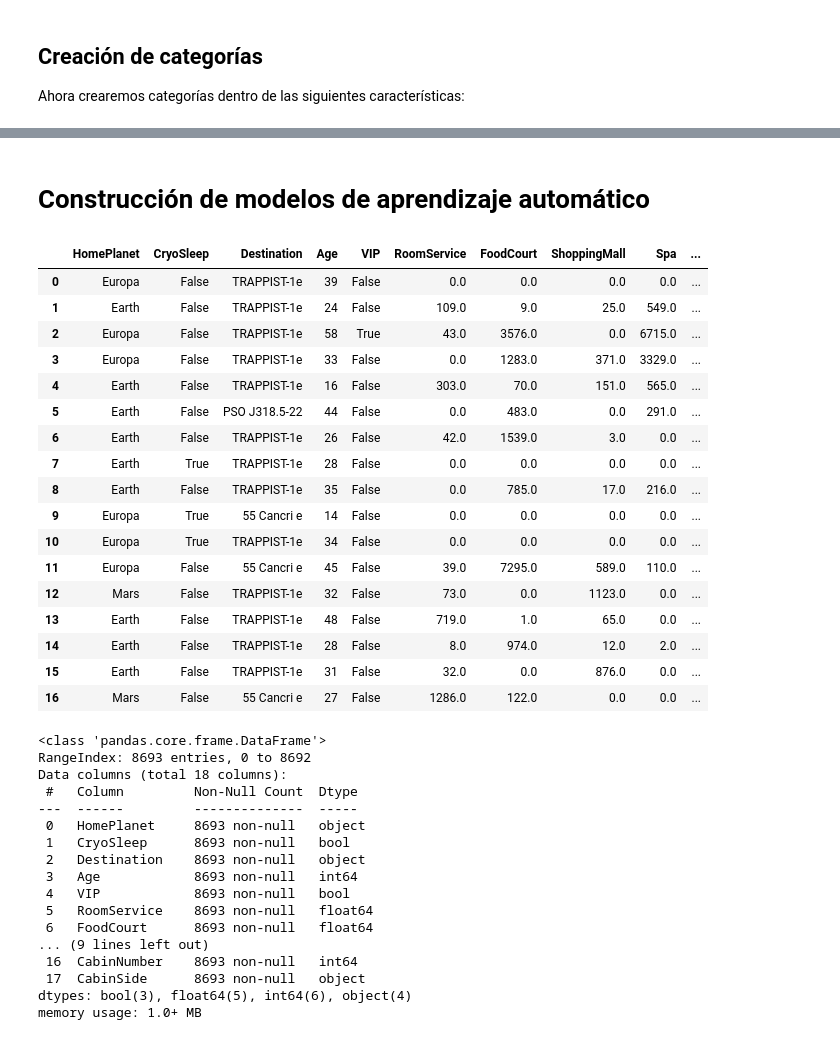
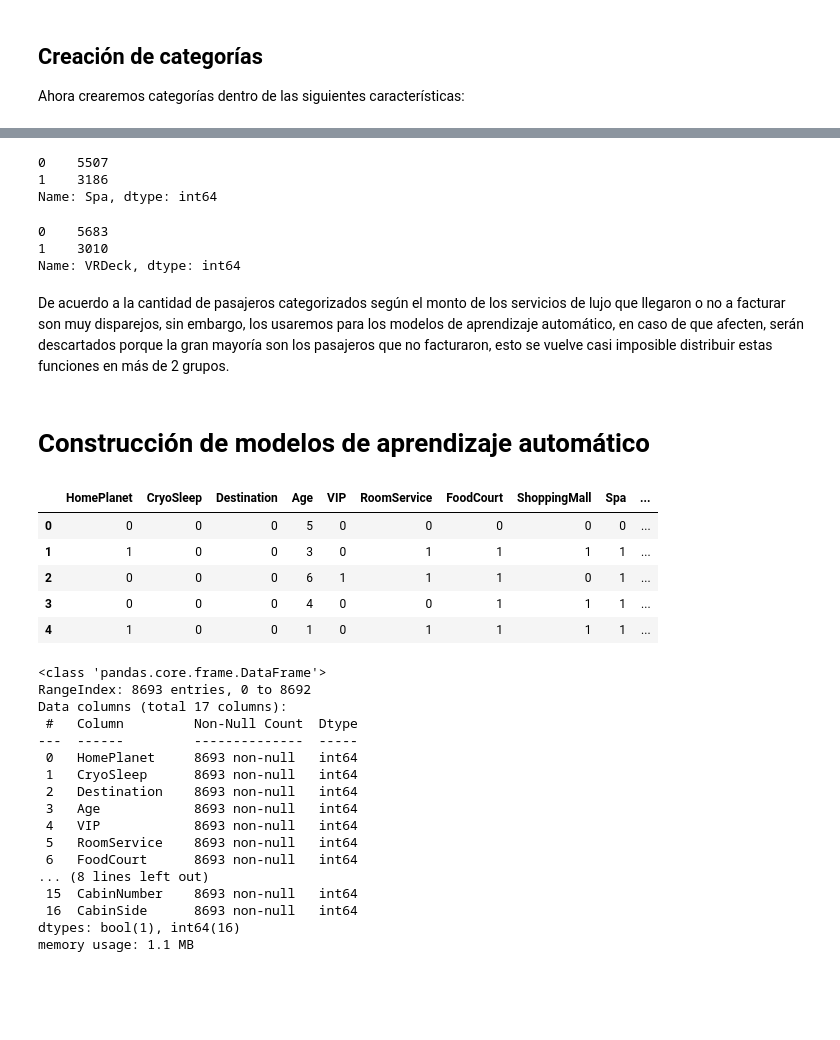
Before and after one commit to johnreyes96/modeling-and-simulation, a Jupyter notebook: src/main/python/SpaceshipTitanic.ipynb, the cells around one changed output, grey strips where cells are left out. Saved outputs shown, nothing was run; the diff lists cells and outputs as text; code cells hidden in the pictures; blank space fills up the shorter version.

```diff
--- a/src/main/python/SpaceshipTitanic.ipynb
+++ b/src/main/python/SpaceshipTitanic.ipynb
@@ -396,5 +396,7 @@ Primero, eliminar 'PassengerId' del conjunto de train, porque no contribuye a la
 # %%
 train_df = train_df.drop(['PassengerId'], axis=1)
+train_df = train_df.drop(['IDGroup'], axis=1)
+test_df = test_df.drop(['IDGroup'], axis=1)
 # %%
 train_df.info()
 # %% [output]
@@ -421,0 +533,2 @@ Ahora crearemos categorías dentro de las siguientes características:
+# %%
+train_df['CabinNumber'] = pd.qcut(train_df['CabinNumber'], 9, labels=False)
@@ -422,2 +580,16 @@ Ahora crearemos categorías dentro de las siguientes características:
+# %%
+train_df['Spa'].value_counts()
+# %% [output]
+0    5507
+1    3186
+Name: Spa, dtype: int64
+# %%
+train_df['VRDeck'].value_counts()
+# %% [output]
+0    5683
+1    3010
+Name: VRDeck, dtype: int64
+# %% [markdown]
+De acuerdo a la cantidad de pasajeros categorizados según el monto de los servicios de lujo que llegaron o no a facturar son muy disparejos, sin embargo, los usaremos para los modelos de aprendizaje automático, en caso de que afecten, serán descartados porque la gran mayoría son los pasajeros que no facturaron, esto se vuelve casi imposible distribuir estas funciones en más de 2 grupos.
 # %% [markdown]
 # Construcción de modelos de aprendizaje automático
@@ -424,41 +600,29 @@ Ahora crearemos categorías dentro de las siguientes características:
 # %%
-train_df.head(17)
+train_df.head(5)
 # %% [output]
 |  | HomePlanet | CryoSleep | Destination | Age | VIP | RoomService | FoodCourt | ShoppingMall | Spa | ... |
-| 0 | Europa | False | TRAPPIST-1e | 39 | False | 0.0 | 0.0 | 0.0 | 0.0 | ... |
-| 1 | Earth | False | TRAPPIST-1e | 24 | False | 109.0 | 9.0 | 25.0 | 549.0 | ... |
-| 2 | Europa | False | TRAPPIST-1e | 58 | True | 43.0 | 3576.0 | 0.0 | 6715.0 | ... |
-| 3 | Europa | False | TRAPPIST-1e | 33 | False | 0.0 | 1283.0 | 371.0 | 3329.0 | ... |
-| 4 | Earth | False | TRAPPIST-1e | 16 | False | 303.0 | 70.0 | 151.0 | 565.0 | ... |
-| 5 | Earth | False | PSO J318.5-22 | 44 | False | 0.0 | 483.0 | 0.0 | 291.0 | ... |
-| 6 | Earth | False | TRAPPIST-1e | 26 | False | 42.0 | 1539.0 | 3.0 | 0.0 | ... |
-| 7 | Earth | True | TRAPPIST-1e | 28 | False | 0.0 | 0.0 | 0.0 | 0.0 | ... |
-| 8 | Earth | False | TRAPPIST-1e | 35 | False | 0.0 | 785.0 | 17.0 | 216.0 | ... |
-| 9 | Europa | True | 55 Cancri e | 14 | False | 0.0 | 0.0 | 0.0 | 0.0 | ... |
-| 10 | Europa | True | TRAPPIST-1e | 34 | False | 0.0 | 0.0 | 0.0 | 0.0 | ... |
-| 11 | Europa | False | 55 Cancri e | 45 | False | 39.0 | 7295.0 | 589.0 | 110.0 | ... |
-| 12 | Mars | False | TRAPPIST-1e | 32 | False | 73.0 | 0.0 | 1123.0 | 0.0 | ... |
-| 13 | Earth | False | TRAPPIST-1e | 48 | False | 719.0 | 1.0 | 65.0 | 0.0 | ... |
-| 14 | Earth | False | TRAPPIST-1e | 28 | False | 8.0 | 974.0 | 12.0 | 2.0 | ... |
-| 15 | Earth | False | TRAPPIST-1e | 31 | False | 32.0 | 0.0 | 876.0 | 0.0 | ... |
-| 16 | Mars | False | 55 Cancri e | 27 | False | 1286.0 | 122.0 | 0.0 | 0.0 | ... |
+| 0 | 0 | 0 | 0 | 5 | 0 | 0 | 0 | 0 | 0 | ... |
+| 1 | 1 | 0 | 0 | 3 | 0 | 1 | 1 | 1 | 1 | ... |
+| 2 | 0 | 0 | 0 | 6 | 1 | 1 | 1 | 0 | 1 | ... |
+| 3 | 0 | 0 | 0 | 4 | 0 | 0 | 1 | 1 | 1 | ... |
+| 4 | 1 | 0 | 0 | 1 | 0 | 1 | 1 | 1 | 1 | ... |
 # %%
 train_df.info()
 # %% [output]
 <class 'pandas.core.frame.DataFrame'>
 RangeIndex: 8693 entries, 0 to 8692
-Data columns (total 18 columns):
+Data columns (total 17 columns):
  #   Column         Non-Null Count  Dtype
 ---  ------         --------------  -----
- 0   HomePlanet     8693 non-null   object
- 1   CryoSleep      8693 non-null   bool
- 2   Destination    8693 non-null   object
+ 0   HomePlanet     8693 non-null   int64
+ 1   CryoSleep      8693 non-null   int64
+ 2   Destination    8693 non-null   int64
  3   Age            8693 non-null   int64
- 4   VIP            8693 non-null   bool
- 5   RoomService    8693 non-null   float64
- 6   FoodCourt      8693 non-null   float64
-... (9 lines left out)
- 16  CabinNumber    8693 non-null   int64
- 17  CabinSide      8693 non-null   object
-dtypes: bool(3), float64(5), int64(6), object(4)
-memory usage: 1.0+ MB
+ 4   VIP            8693 non-null   int64
+ 5   RoomService    8693 non-null   int64
+ 6   FoodCourt      8693 non-null   int64
+... (8 lines left out)
+ 15  CabinNumber    8693 non-null   int64
+ 16  CabinSide      8693 non-null   int64
+dtypes: bool(1), int64(16)
+memory usage: 1.1 MB
```
Also changed, not shown: parts of 31 cells of this notebook.
